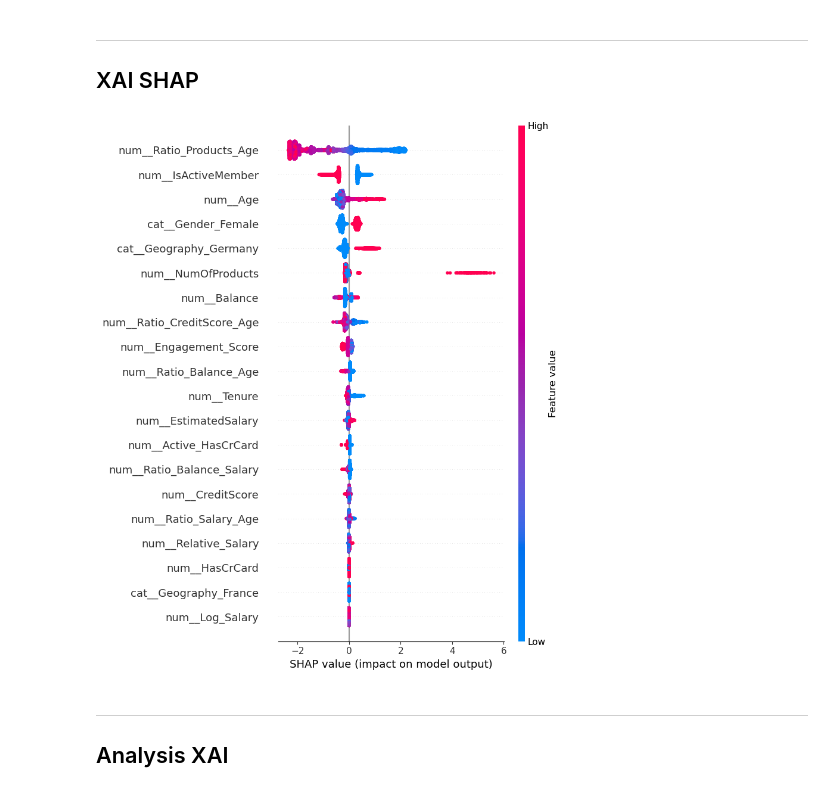
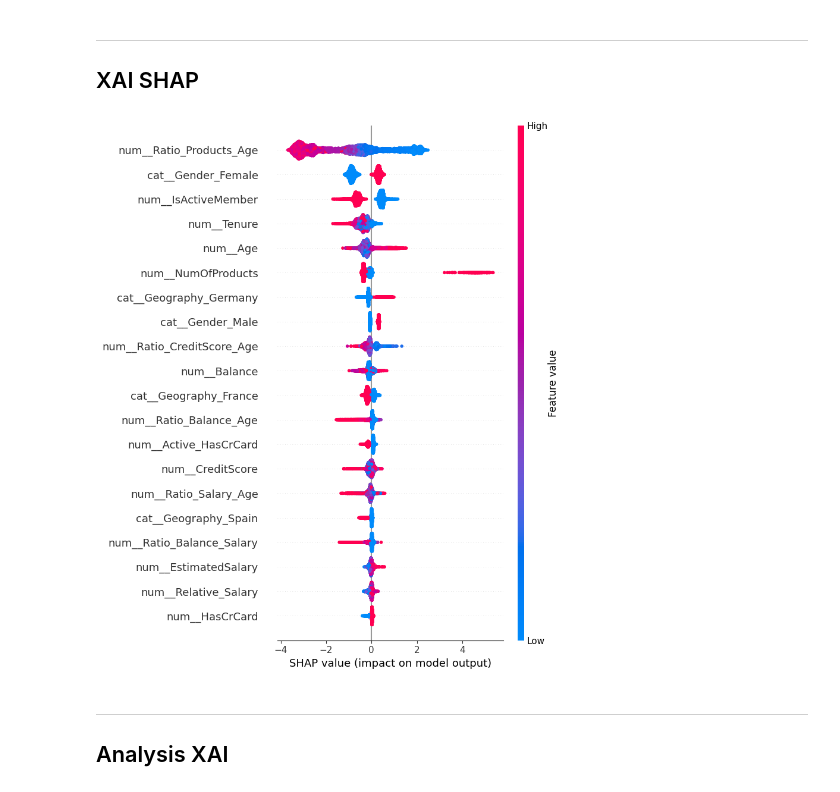
Before and after one commit to Bilelly/Bank-customer-churn-prediction, a Jupyter notebook: notebooks/05_model_explianability.ipynb, the cells around one changed output. Cells and saved outputs as stored; diff of their text form; code cells hidden in the pictures.

Commit message:
shap get the new api

```diff
--- a/notebooks/05_model_explianability.ipynb
+++ b/notebooks/05_model_explianability.ipynb
@@ -30,6 +29,9 @@ pipeline = joblib.load('../models/best_model.pkl')
 # Extraire le modèle XGBoost final
 xgb_final = pipeline.named_steps['classifier']
 
+# Extraire le préprocesseur
+preprocessor = pipeline.named_steps['preprocessor']
+
 # Extraire les noms des colonnes après transformation
 feature_names = pipeline.named_steps['preprocessor'].get_feature_names_out()
 # %% [markdown]
@@ -63,28 +65,28 @@ XAI SHAP
 # %%
 # Prétraiter les données de test
 X_test_preprocessed = preprocessor.transform(X_test)
 
 # Conversion en DataFrame pour SHAP
 X_test_preprocessed_df = pd.DataFrame(
     X_test_preprocessed,
     columns=feature_names,
     index=X_test.index
 )
 
-# Création de l'explainer SHAP (XGBoost)
-explainer = shap.TreeExplainer(xgb_model.get_booster())
+# Création de l'explainer SHAP
+explainer = shap.TreeExplainer(xgb_final.get_booster())
 
-# Calcul des valeurs SHAP (API récente)
+# Calcul des valeurs SHAP
 shap_values = explainer(X_test_preprocessed_df)
 
 # SHAP Summary Plot
 shap.summary_plot(
     shap_values.values,
     X_test_preprocessed_df,
     feature_names=feature_names
 )
 # %% [output]
-[figure, old version]
+[figure, new version]
 # %% [markdown]
 ---
 Analysis XAI
```
Also changed, not shown: parts of 2 cells of this notebook.
